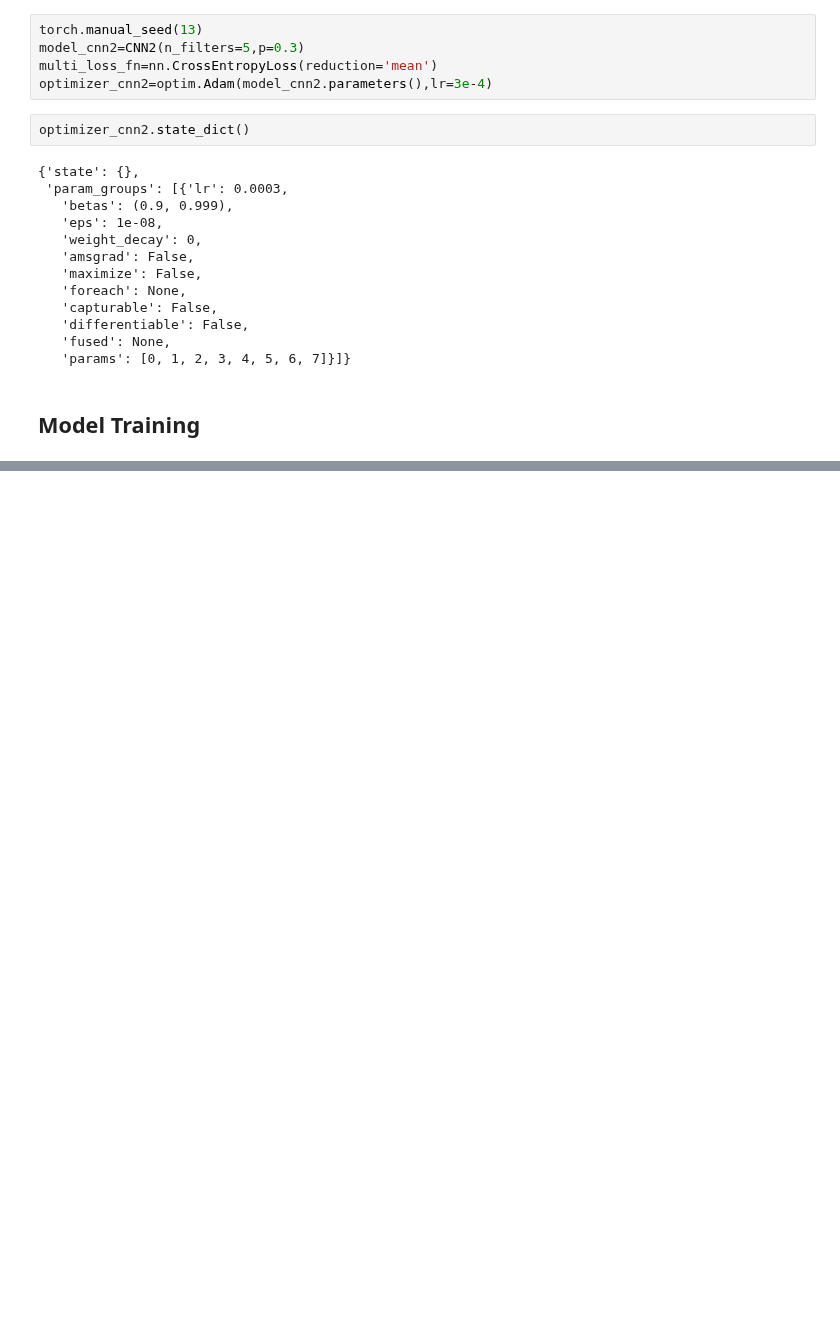
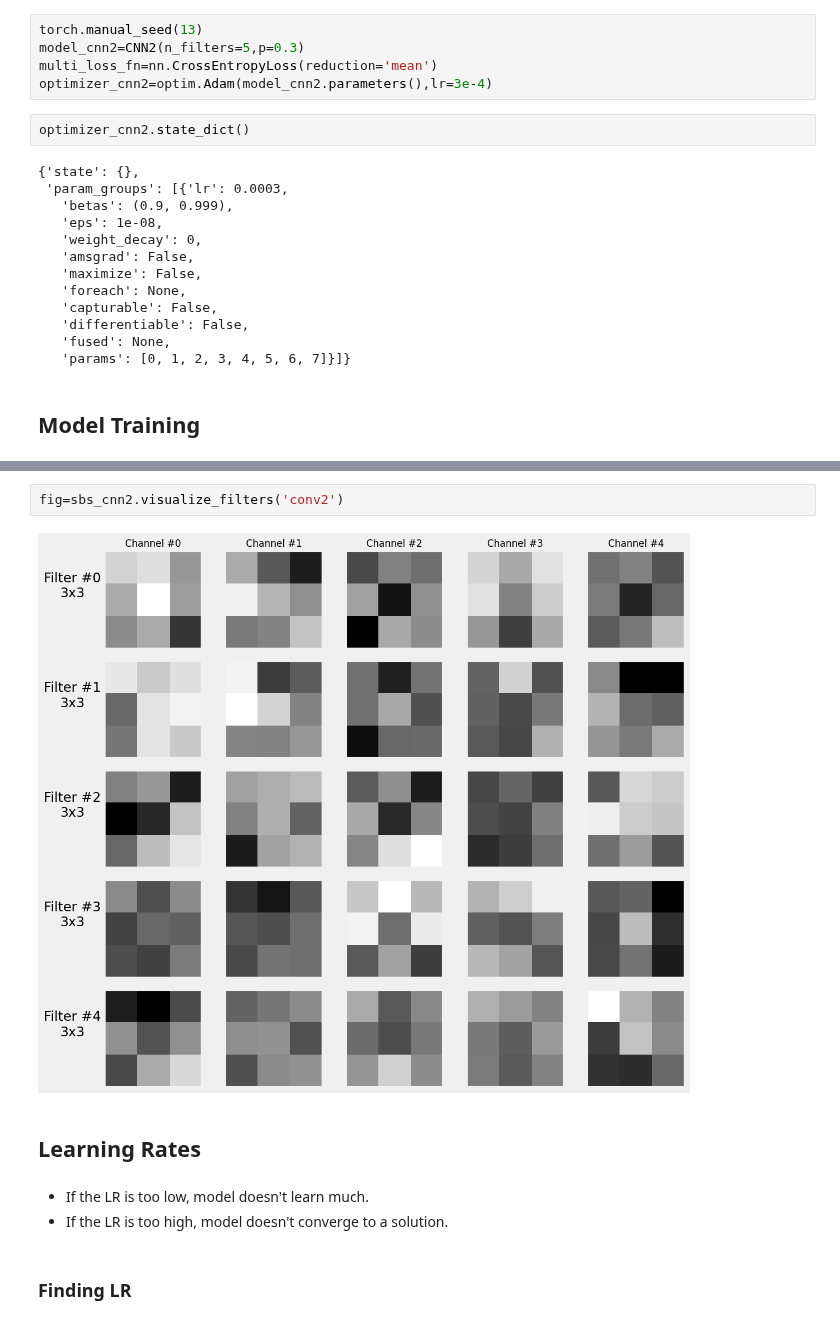
Before and after one commit to Anushkach/Deep-Learning, a Jupyter notebook: Deep Learning with Pytorch/Chapter 6.ipynb, the cells around one changed output, grey strips where cells are left out. Saved outputs shown, nothing was run; the diff lists cells and outputs as text; blank space fills up the shorter version.

```diff
--- a/Deep Learning with Pytorch/Chapter 6.ipynb
+++ b/Deep Learning with Pytorch/Chapter 6.ipynb
@@ -343,0 +390,11 @@ RuntimeError: Given groups=1, weight of size [5, 3, 3, 3], expected input[16, 5,
+# %%
+fig=sbs_cnn2.visualize_filters('conv2')
+# %% [output]
+[figure, added]
+# %% [markdown]
+## Learning Rates
+# %% [markdown]
+* If the LR is too low, model doesn't learn much.
+* If the LR is too high, model doesn't converge to a solution.
+# %% [markdown]
+### Finding LR
```
Also changed, not shown: parts of 35 cells of this notebook.
